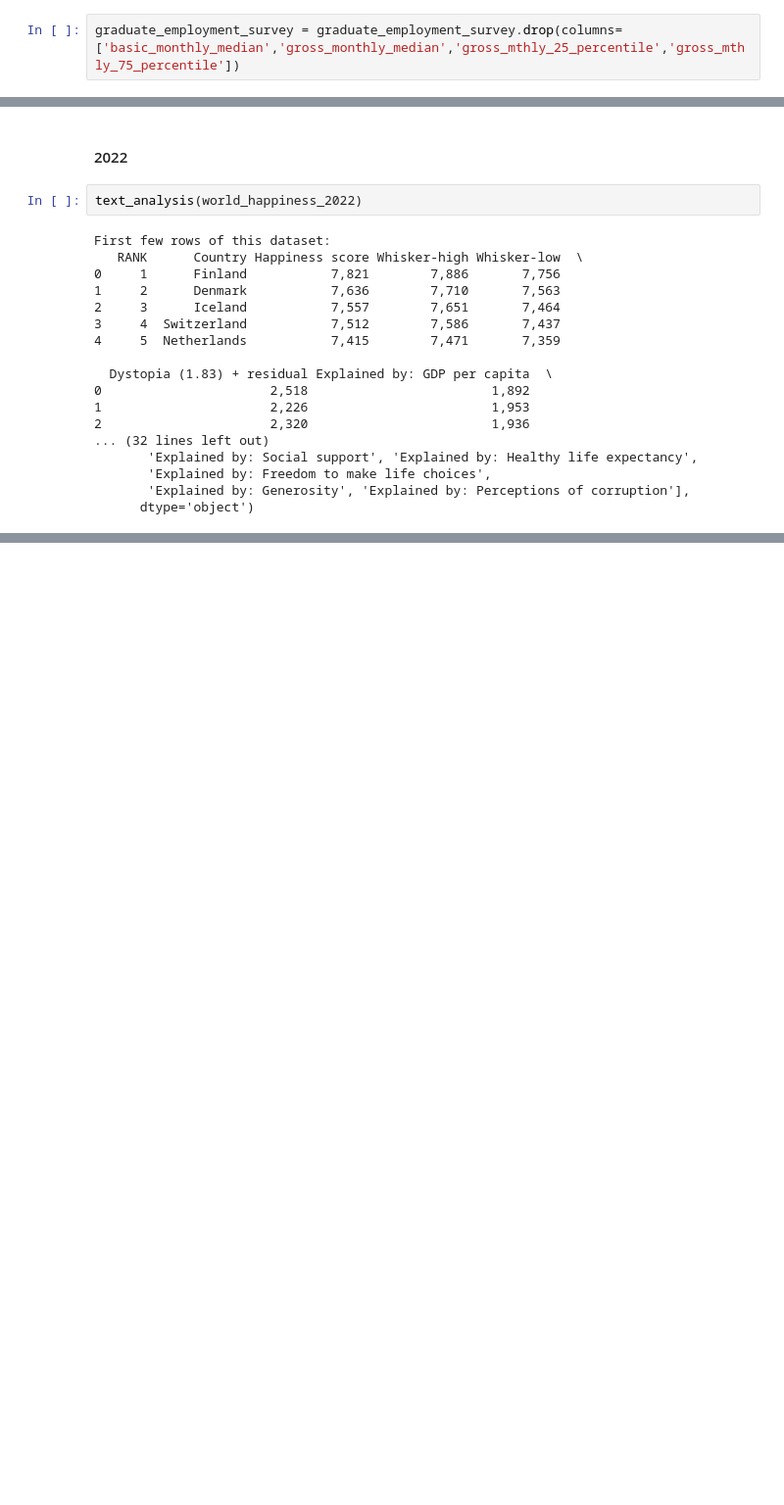
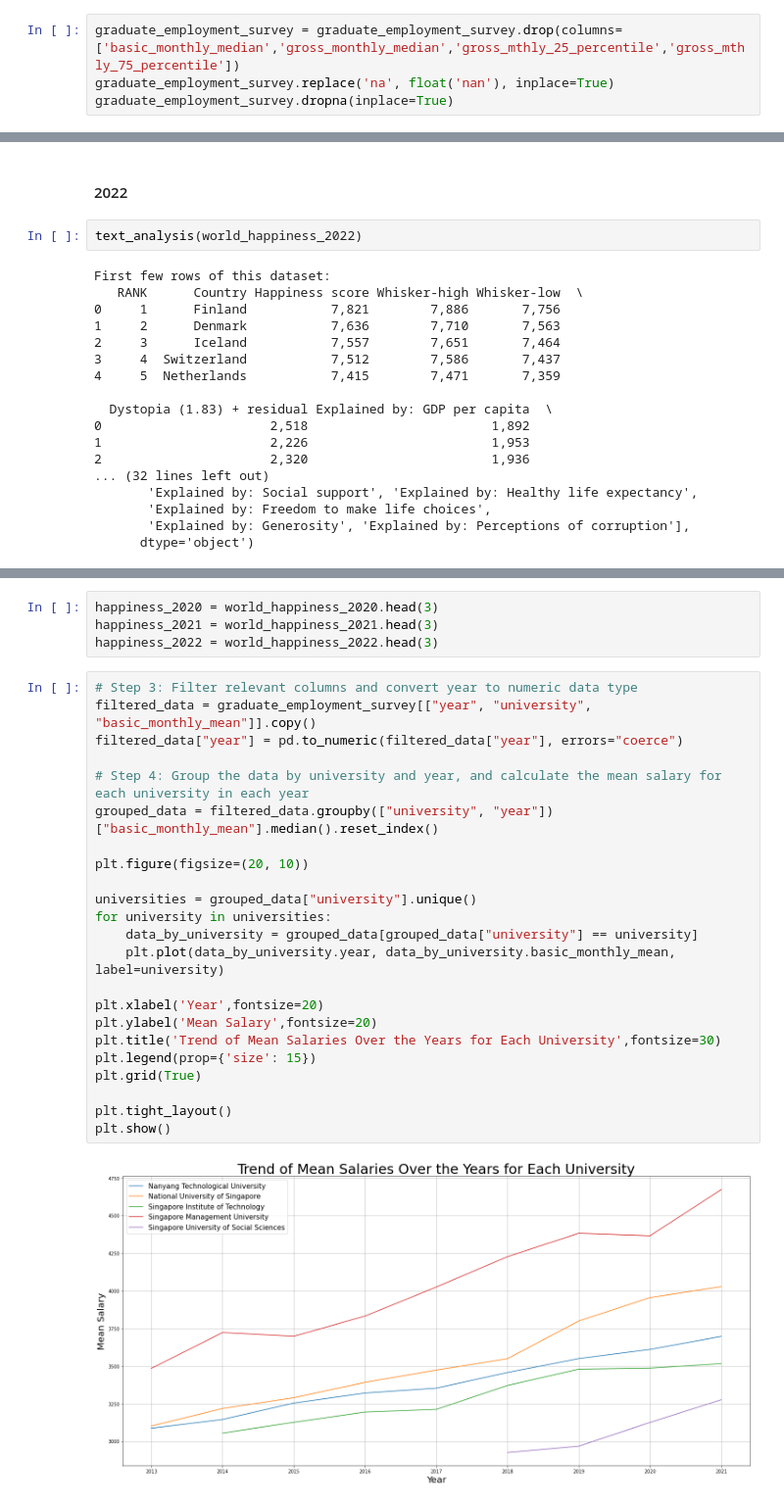
Before and after one commit to rajkaran27/PDS-CA2, a Jupyter notebook: CA2-new.ipynb, the cells around one changed output, grey strips where cells are left out. Shown: that part at 98% size. Saved outputs shown, nothing was run; the diff lists cells and outputs as text; blank space fills up the shorter version.

```diff
--- a/CA2-new.ipynb
+++ b/CA2-new.ipynb
@@ -56,6 +57,8 @@ def text_analysis(dataset):
 #### Cleaning the dataset, removing unwanted columns
 # %%
 graduate_employment_survey = graduate_employment_survey.drop(columns=['basic_monthly_median','gross_monthly_median','gross_mthly_25_percentile','gross_mthly_75_percentile'])
+graduate_employment_survey.replace('na', float('nan'), inplace=True)
+graduate_employment_survey.dropna(inplace=True)
 # %%
 text_analysis(graduate_employment_survey)
 # %% [output]
@@ -230,0 +252,29 @@ plt.show()
+# %%
+happiness_2020 = world_happiness_2020.head(3)
+happiness_2021 = world_happiness_2021.head(3)
+happiness_2022 = world_happiness_2022.head(3)
+# %%
+# Step 3: Filter relevant columns and convert year to numeric data type
+filtered_data = graduate_employment_survey[["year", "university", "basic_monthly_mean"]].copy()
+filtered_data["year"] = pd.to_numeric(filtered_data["year"], errors="coerce")
+
+# Step 4: Group the data by university and year, and calculate the mean salary for each university in each year
+grouped_data = filtered_data.groupby(["university", "year"])["basic_monthly_mean"].median().reset_index()
+
+plt.figure(figsize=(20, 10))
+
+universities = grouped_data["university"].unique()
+for university in universities:
+    data_by_university = grouped_data[grouped_data["university"] == university]
+    plt.plot(data_by_university.year, data_by_university.basic_monthly_mean, label=university)
+
+plt.xlabel('Year',fontsize=20)
+plt.ylabel('Mean Salary',fontsize=20)
+plt.title('Trend of Mean Salaries Over the Years for Each University',fontsize=30)
+plt.legend(prop={'size': 15})
+plt.grid(True)
+
+plt.tight_layout()
+plt.show()
+# %% [output]
+[figure, added]
```
Also changed, not shown: parts of 10 cells of this notebook.
